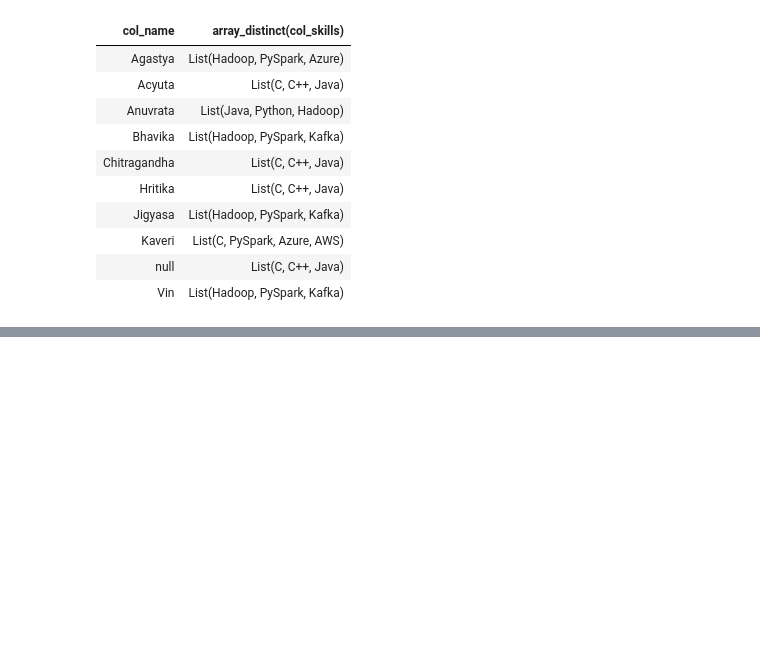
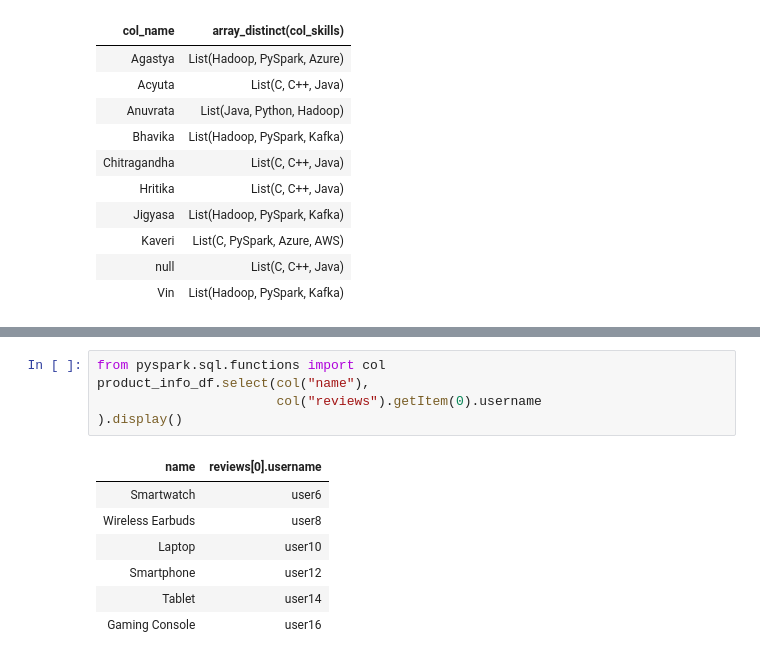
Before and after one commit to naveenpn-trainer/data-engineering-on-aws-infyni-02072024, a Jupyter notebook: Data Engineering with AWS Databricks and PySpark/03. Exploring Databricks Workspace/04. Complex Data Types.ipynb, the cells around one changed output, grey strips where cells are left out. Drawn from its saved outputs; the diff is of its cells as text; blank space fills up the shorter version.

```diff
--- a/Data Engineering with AWS Databricks and PySpark/03. Exploring Databricks Workspace/04. Complex Data Types.ipynb
+++ b/Data Engineering with AWS Databricks and PySpark/03. Exploring Databricks Workspace/04. Complex Data Types.ipynb
@@ -118,0 +156,13 @@ df_01.select("col_name",array_distinct(col("col_skills"))).display()
+# %%
+from pyspark.sql.functions import col
+product_info_df.select(col("name"),
+                       col("reviews").getItem(0).username
+).display()
+# %% [output]
+| name | reviews[0].username |
+| Smartwatch | user6 |
+| Wireless Earbuds | user8 |
+| Laptop | user10 |
+| Smartphone | user12 |
+| Tablet | user14 |
+| Gaming Console | user16 |
```
Also changed, not shown: parts of 14 cells of this notebook, 1 other file.
